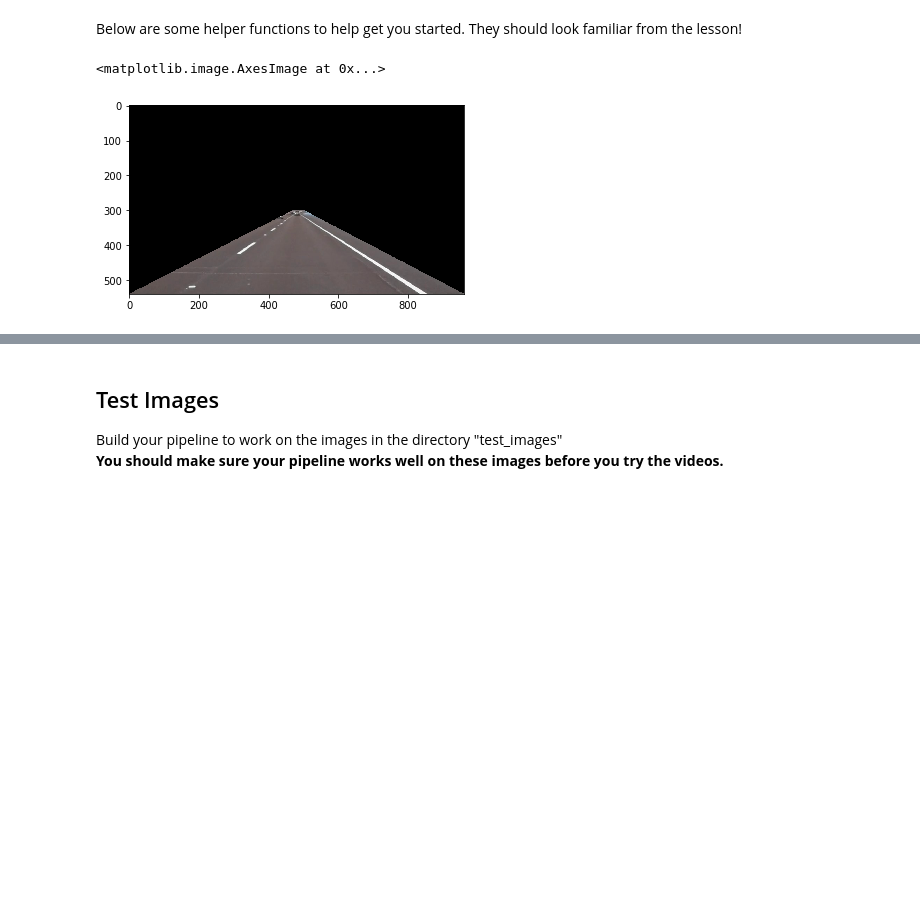
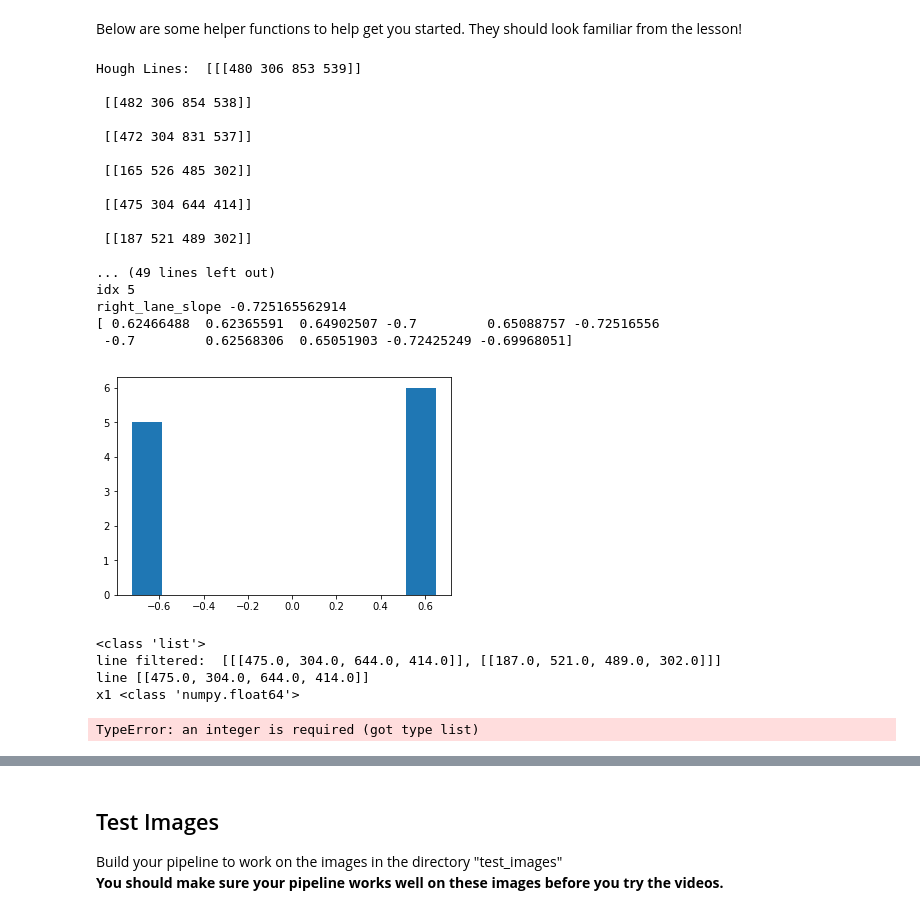
Before and after one commit to anujpotnis/CarND-LaneLines-P1, a Jupyter notebook: P1.ipynb, the cells around one changed output, grey strips where cells are left out. Saved outputs shown, nothing was run; the diff lists cells and outputs as text; code cells hidden in the pictures; blank space fills up the shorter version.

```diff
--- a/P1.ipynb
+++ b/P1.ipynb
@@ -188,15 +223,50 @@ def weighted_img(img, initial_img, α=0.8, β=1., λ=0.):
+# %%
+img_raw = cv2.imread('./test_images/solidWhiteRight.jpg')
+img = cv2.cvtColor(img_raw, cv2.COLOR_BGR2RGB)
+img_canny = canny(gaussian_blur(img, gauss_kernel), low_threshold=70, high_threshold=80)
+
+left_bottom = [0,img_raw.shape[0]]
+left_top = [470, 300]
+right_top = [500, 300]
+right_bottom = [img_raw.shape[1], img_raw.shape[0]]
+
+vertices = np.array([[left_bottom, left_top, right_top, right_bottom]], dtype=np.int32)
+img_roi = region_of_interest(img_canny, vertices)
+
+overlay = hough_lines(img_roi, 1, (np.pi)/180, 20, 50, 500)
+# %% [output]
+Hough Lines:  [[[480 306 853 539]]
+
+ [[482 306 854 538]]
+
+ [[472 304 831 537]]
+
+ [[165 526 485 302]]
+
+ [[475 304 644 414]]
+
+ [[187 521 489 302]]
+
+... (49 lines left out)
+idx 5
+right_lane_slope -0.725165562914
+[ 0.62466488  0.62365591  0.64902507 -0.7         0.65088757 -0.72516556
+ -0.7         0.62568306  0.65051903 -0.72425249 -0.69968051]
+[figure, added]
+<class 'list'>
+line filtered:  [[[475.0, 304.0, 644.0, 414.0]], [[187.0, 521.0, 489.0, 302.0]]]
+line [[475.0, 304.0, 644.0, 414.0]]
+x1 <class 'numpy.float64'>
+TypeError: an integer is required (got type list)
 # %%
-img_raw = cv2.imread('./test_images/solidWhiteRight.jpg')
+# img_raw = cv2.imread('./test_images/solidWhiteRight.jpg')
 
-left_bottom = [0,img_raw.shape[0]]
-left_top = [470, 300]
-right_top = [500, 300]
-right_bottom = [img_raw.shape[1], img_raw.shape[0]]
+# left_bottom = [0,img_raw.shape[0]]
+# left_top = [470, 300]
+# right_top = [500, 300]
+# right_bottom = [img_raw.shape[1], img_raw.shape[0]]
 
 
-vertices = np.array([[left_bottom, left_top, right_top, right_bottom]], dtype=np.int32)
-ROI = region_of_interest(img_raw, vertices)
-plt.imshow(region_of_interest(img_raw, vertices))
+# vertices = np.array([[left_bottom, left_top, right_top, right_bottom]], dtype=np.int32)
+# ROI = region_of_interest(img_raw, vertices)
+# plt.imshow(region_of_interest(img_raw, vertices))
-# %% [output]
-<matplotlib.image.AxesImage at 0x...>
-[figure, removed]
```
Also changed, not shown: parts of 16 cells of this notebook.
